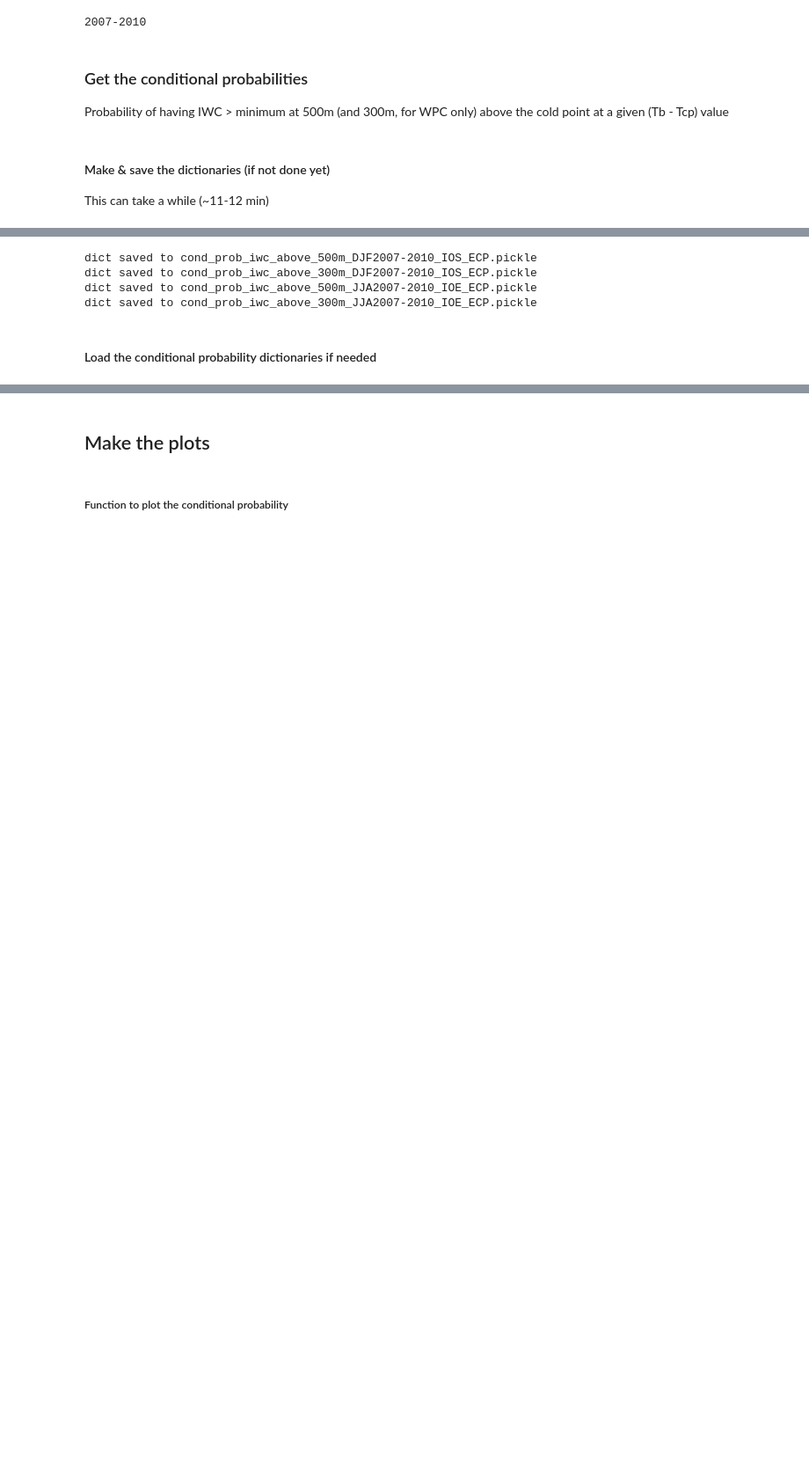
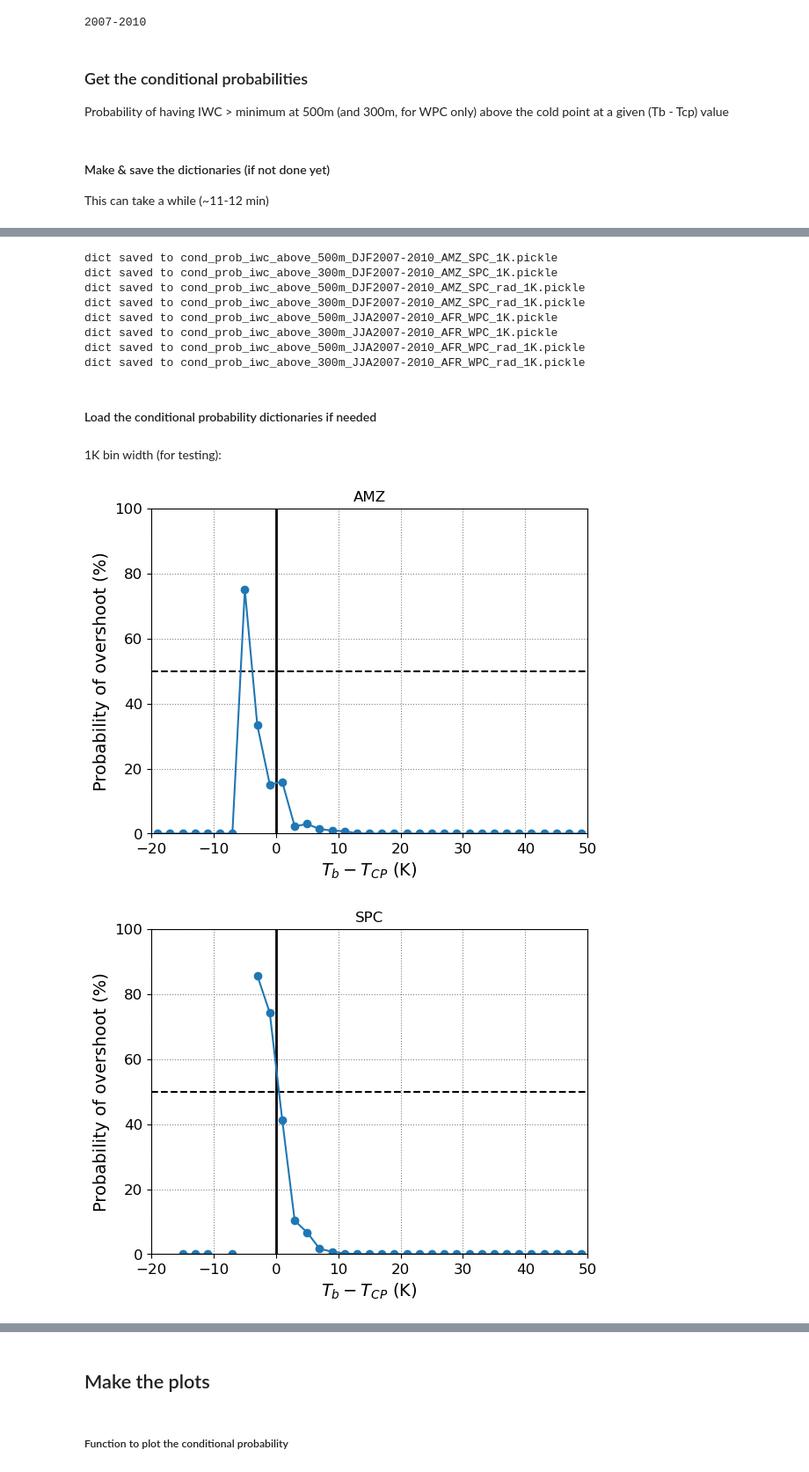
Before and after one commit to jacnugent/tropical-conv-os-2023, a Jupyter notebook: jupyter_notebooks/obs_climo_cond_prob_joint_hists_plot.ipynb, the cells around one changed output, grey strips where cells are left out. Shown at 88% size. Drawn from its saved outputs; the diff is of its cells as text; code cells hidden in the pictures; blank space fills up the shorter version.

```diff
--- a/jupyter_notebooks/obs_climo_cond_prob_joint_hists_plot.ipynb
+++ b/jupyter_notebooks/obs_climo_cond_prob_joint_hists_plot.ipynb
@@ -199,8 +260,10 @@ Wall time: 13min 11s
 for season in list(region_dict.keys()):
     regions = region_dict[season]
     regions_str = regions[0] + "_" + regions[1]
-    out_name_500 = "cond_prob_iwc_above_500m_{s}{y}_{r}.pickle".format(s=season, y=years_str, r=regions_str)
-    out_name_300 = "cond_prob_iwc_above_300m_{s}{y}_{r}.pickle".format(s=season, y=years_str, r=regions_str)
+    out_name_500 = "cond_prob_iwc_above_500m_{s}{y}_{r}_1K.pickle".format(s=season, y=years_str, r=regions_str)
+    out_name_300 = "cond_prob_iwc_above_300m_{s}{y}_{r}_1K.pickle".format(s=season, y=years_str, r=regions_str)
+    out_name_500_rad = "cond_prob_iwc_above_500m_{s}{y}_{r}_rad_1K.pickle".format(s=season, y=years_str, r=regions_str)
+    out_name_300_rad = "cond_prob_iwc_above_300m_{s}{y}_{r}_rad_1K.pickle".format(s=season, y=years_str, r=regions_str)
 
     with open(prob_pickle_dir + out_name_500, "wb") as handle:
         pickle.dump(season_prob500_dict[season], handle)
@@ -209,11 +272,23 @@ for season in list(region_dict.keys()):
     with open(prob_pickle_dir + out_name_300, "wb") as handle:
         pickle.dump(season_prob300_dict[season], handle)
     print("dict saved to", out_name_300)
+
+    with open(prob_pickle_dir + out_name_500_rad, "wb") as handle:
+        pickle.dump(season_prob500_rad_dict[season], handle)
+    print("dict saved to", out_name_500_rad)
+
+    with open(prob_pickle_dir + out_name_300_rad, "wb") as handle:
+        pickle.dump(season_prob300_rad_dict[season], handle)
+    print("dict saved to", out_name_300_rad)
 # %% [output]
-dict saved to cond_prob_iwc_above_500m_DJF2007-2010_IOS_ECP.pickle
-dict saved to cond_prob_iwc_above_300m_DJF2007-2010_IOS_ECP.pickle
-dict saved to cond_prob_iwc_above_500m_JJA2007-2010_IOE_ECP.pickle
-dict saved to cond_prob_iwc_above_300m_JJA2007-2010_IOE_ECP.pickle
+dict saved to cond_prob_iwc_above_500m_DJF2007-2010_AMZ_SPC_1K.pickle
+dict saved to cond_prob_iwc_above_300m_DJF2007-2010_AMZ_SPC_1K.pickle
+dict saved to cond_prob_iwc_above_500m_DJF2007-2010_AMZ_SPC_rad_1K.pickle
+dict saved to cond_prob_iwc_above_300m_DJF2007-2010_AMZ_SPC_rad_1K.pickle
+dict saved to cond_prob_iwc_above_500m_JJA2007-2010_AFR_WPC_1K.pickle
+dict saved to cond_prob_iwc_above_300m_JJA2007-2010_AFR_WPC_1K.pickle
+dict saved to cond_prob_iwc_above_500m_JJA2007-2010_AFR_WPC_rad_1K.pickle
+dict saved to cond_prob_iwc_above_300m_JJA2007-2010_AFR_WPC_rad_1K.pickle
 # %% [markdown]
 #### Load the conditional probability dictionaries if needed
 # %%
@@ -222,9 +297,17 @@ for season in list(region_dict.keys()):
     regions_str = regions[0] + "_" + regions[1]
     out_name_500 = "cond_prob_iwc_above_500m_{s}{y}_{r}.pickle".format(s=season, y=years_str, r=regions_str)
     out_name_300 = "cond_prob_iwc_above_300m_{s}{y}_{r}.pickle".format(s=season, y=years_str, r=regions_str)
+    out_name_500_rad = "cond_prob_iwc_above_500m_{s}{y}_{r}_rad.pickle".format(s=season, y=years_str, r=regions_str)
+    out_name_300_rad = "cond_prob_iwc_above_300m_{s}{y}_{r}_rad.pickle".format(s=season, y=years_str, r=regions_str)
 
     with open(prob_pickle_dir + out_name_500, "rb") as handle:
         season_prob500_dict[season] = pickle.load(handle)
+    with open(prob_pickle_dir + out_name_500_rad, "rb") as handle:
+        season_prob500_rad_dict[season] = pickle.load(handle)
 
     with open(prob_pickle_dir + out_name_300, "rb") as handle:
         season_prob300_dict[season] = pickle.load(handle)
+    with open(prob_pickle_dir + out_name_300_rad, "rb") as handle:
+        season_prob300_rad_dict[season] = pickle.load(handle)
+# %% [markdown]
+1K bin width (for testing):
@@ -230,0 +332,16 @@ for season in list(region_dict.keys()):
+# %%
+# main
+for season in ["DJF", "JJA"]:
+    for region in list(season_prob300_rad_dict[season].keys()):
+        prob300_rad = season_prob300_rad_dict[season][region]
+        prob500_rad = season_prob500_rad_dict[season][region]
+        fig, ax = plt.subplots()
+        if region == "WPC":
+            plot_cond_prob(ax, prob500_rad, prob300_rad, diff_bins, fsize=14, labsize=12)
+        else:
+            plot_cond_prob(ax, prob500_rad, None, diff_bins, fsize=14, labsize=12)
+        ax.set_title(region)
+        plt.show()
+# %% [output]
+[figure, added]
+[figure, added]
```
Also changed, not shown: parts of 18 cells of this notebook.
